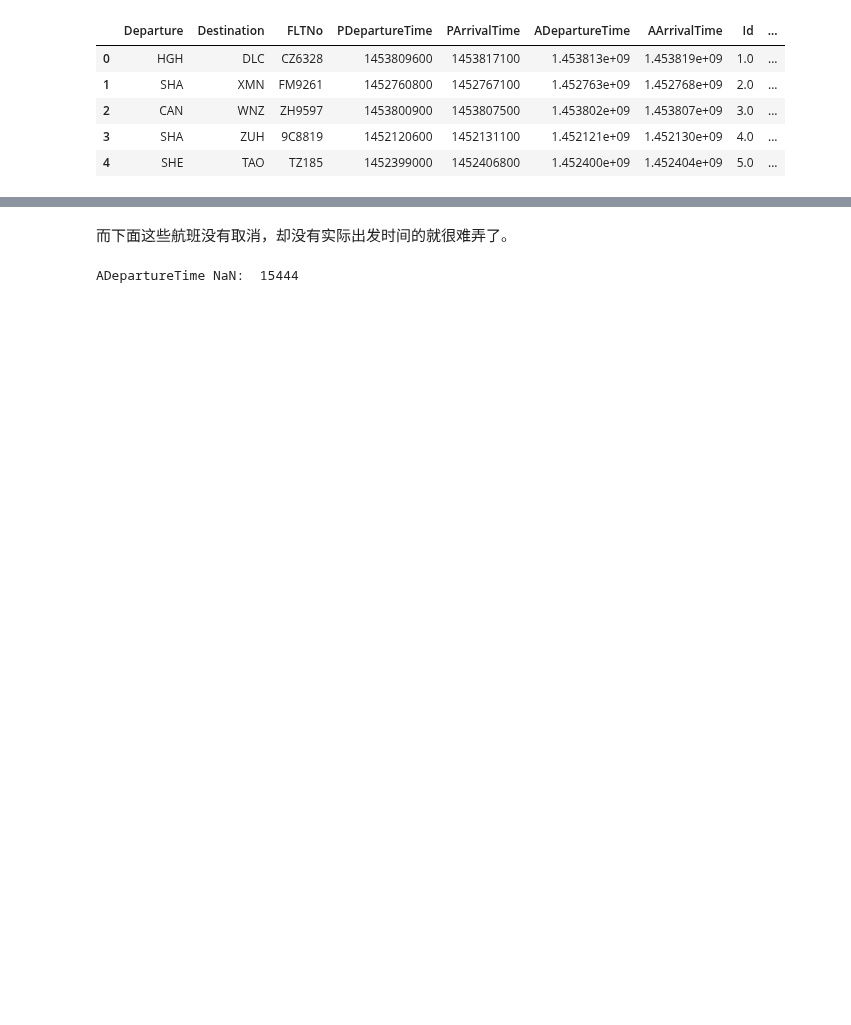
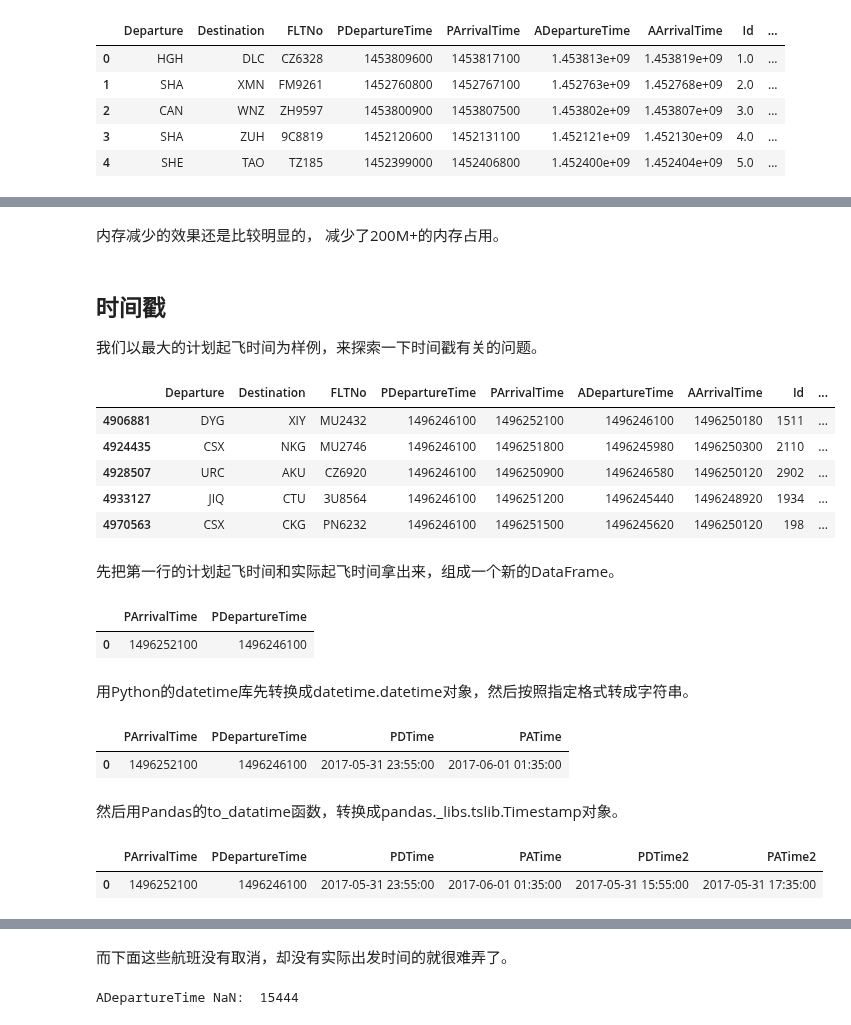
Before and after one commit to coder-ss/ml-learn, a Jupyter notebook: competition/ctrip-fight/data-flight-exploring.ipynb, the cells around one changed output, grey strips where cells are left out. Drawn from its saved outputs; the diff is of its cells as text; code cells hidden in the pictures; blank space fills up the shorter version.

```diff
--- a/competition/ctrip-fight/data-flight-exploring.ipynb
+++ b/competition/ctrip-fight/data-flight-exploring.ipynb
@@ -57,0 +175,46 @@ train_f.head()
+# %% [markdown]
+内存减少的效果还是比较明显的， 减少了200M+的内存占用。
+# %% [markdown]
+## 时间戳
+
+我们以最大的计划起飞时间为样例，来探索一下时间戳有关的问题。
+# %%
+train_f.loc[train_f['PDepartureTime'] == train_f['PDepartureTime'].max(), :].head()
+# %% [output]
+|  | Departure | Destination | FLTNo | PDepartureTime | PArrivalTime | ADepartureTime | AArrivalTime | Id | ... |
+| 4906881 | DYG | XIY | MU2432 | 1496246100 | 1496252100 | 1496246100 | 1496250180 | 1511 | ... |
+| 4924435 | CSX | NKG | MU2746 | 1496246100 | 1496251800 | 1496245980 | 1496250300 | 2110 | ... |
+| 4928507 | URC | AKU | CZ6920 | 1496246100 | 1496250900 | 1496246580 | 1496250120 | 2902 | ... |
+| 4933127 | JIQ | CTU | 3U8564 | 1496246100 | 1496251200 | 1496245440 | 1496248920 | 1934 | ... |
+| 4970563 | CSX | CKG | PN6232 | 1496246100 | 1496251500 | 1496245620 | 1496250120 | 198 | ... |
+# %% [markdown]
+先把第一行的计划起飞时间和实际起飞时间拿出来，组成一个新的DataFrame。
+# %%
+data = {'PDepartureTime': [1496246100], 'PArrivalTime': [1496252100]}
+df = pd.DataFrame(data, columns=data.keys())
+df
+# %% [output]
+|  | PArrivalTime | PDepartureTime |
+| 0 | 1496252100 | 1496246100 |
+# %% [markdown]
+用Python的datetime库先转换成datetime.datetime对象，然后按照指定格式转成字符串。
+# %%
+def strftime(row):
+    p_time = datetime.fromtimestamp(row['PDepartureTime']).strftime('%Y-%m-%d %H:%M:%S')
+    a_time = datetime.fromtimestamp(row['PArrivalTime']).strftime('%Y-%m-%d %H:%M:%S')
+    return [p_time, a_time]
+
+df[['PDTime', 'PATime']] = df.apply(strftime, axis=1)
+df.head()
+# %% [output]
+|  | PArrivalTime | PDepartureTime | PDTime | PATime |
+| 0 | 1496252100 | 1496246100 | 2017-05-31 23:55:00 | 2017-06-01 01:35:00 |
+# %% [markdown]
+然后用Pandas的to_datatime函数，转换成pandas._libs.tslib.Timestamp对象。
+# %%
+df['PDTime2'] = pd.to_datetime(df['PDepartureTime'], unit='s')
+df['PATime2'] = pd.to_datetime(df['PArrivalTime'], unit='s')
+df
+# %% [output]
+|  | PArrivalTime | PDepartureTime | PDTime | PATime | PDTime2 | PATime2 |
+| 0 | 1496252100 | 1496246100 | 2017-05-31 23:55:00 | 2017-06-01 01:35:00 | 2017-05-31 15:55:00 | 2017-05-31 17:35:00 |
```
Also changed, not shown: parts of 43 cells of this notebook, 1 other file.
